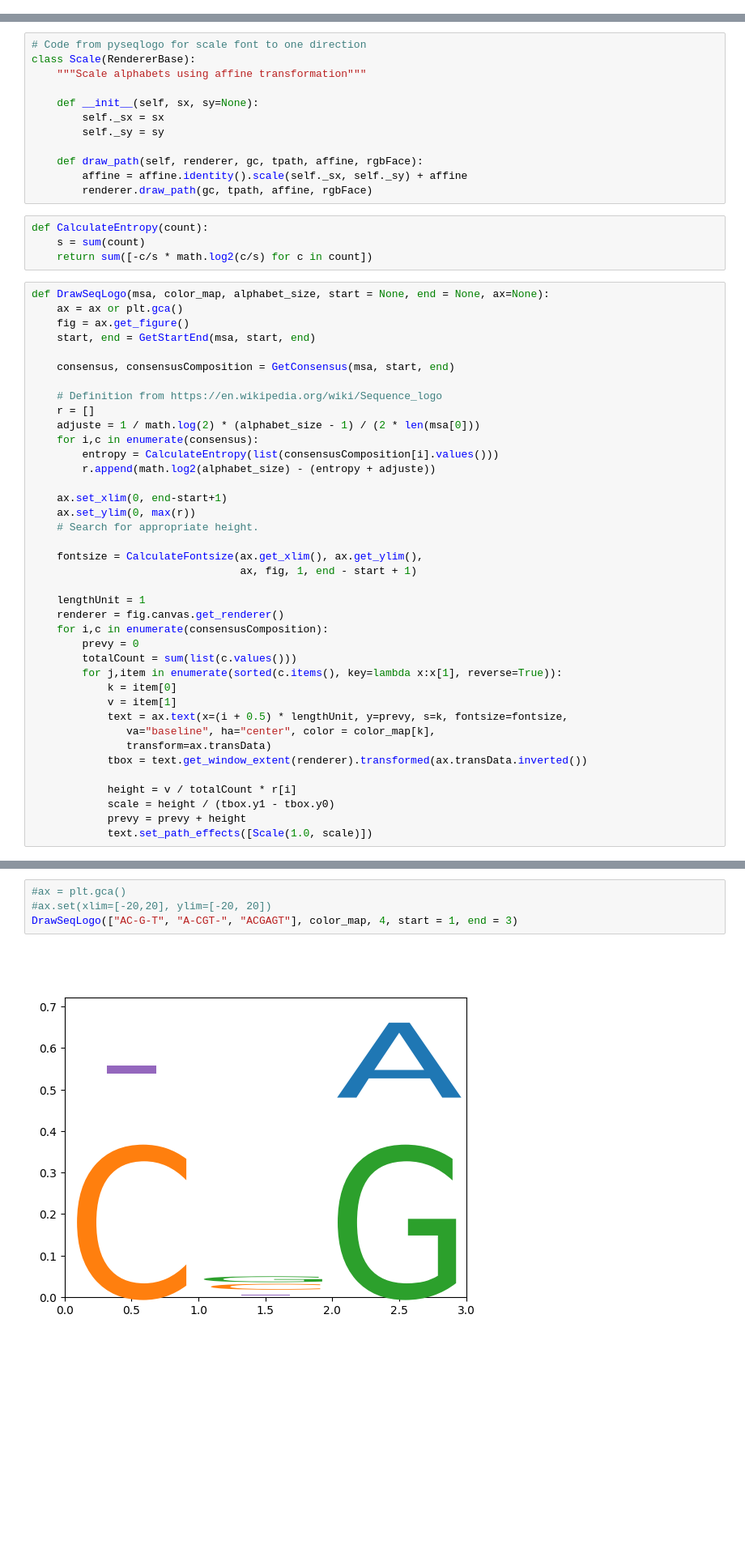
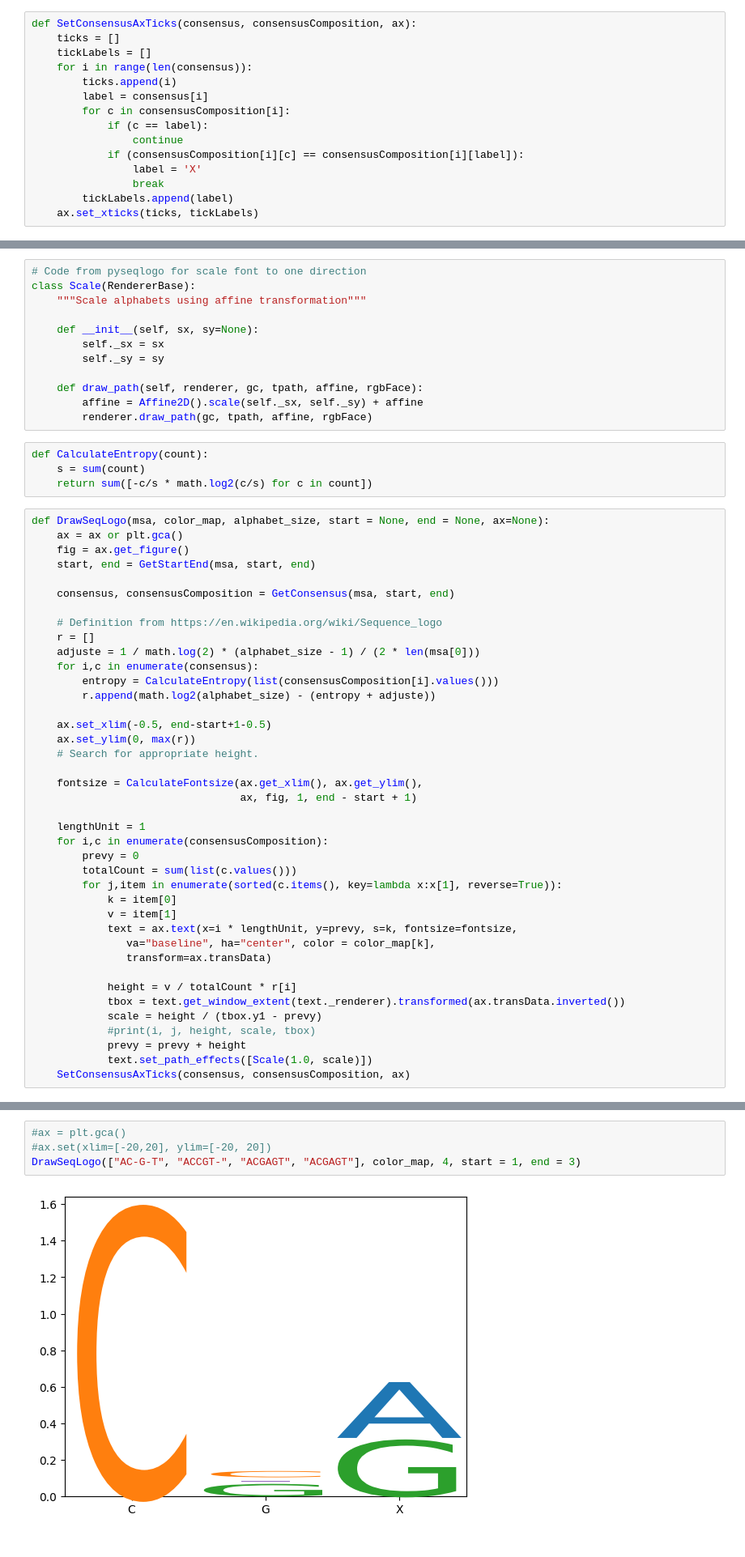
Before and after one commit to mourisl/MSAplot, a Jupyter notebook: vizMSA_dev.ipynb, the cells around one changed output, grey strips where cells are left out. Shown at 81% size. Drawn from its saved outputs; the diff is of its cells as text; blank space fills up the shorter version.

Commit message:
Correctly draw the seqlogo now

```diff
--- a/vizMSA_dev.ipynb
+++ b/vizMSA_dev.ipynb
@@ -129,6 +130,21 @@ def GetConsensus(msa, start = None, end = None):
         consensus.append(result)
         consensusComposition.append(composition)
     return consensus, consensusComposition
+# %%
+def SetConsensusAxTicks(consensus, consensusComposition, ax):
+    ticks = []
+    tickLabels = []
+    for i in range(len(consensus)):
+        ticks.append(i)
+        label = consensus[i]
+        for c in consensusComposition[i]:
+            if (c == label):
+                continue
+            if (consensusComposition[i][c] == consensusComposition[i][label]):
+                label = 'X'
+                break
+        tickLabels.append(label)
+    ax.set_xticks(ticks, tickLabels)
 # %%
 def DrawConsensusHisto(msa, color = [0, 0, 1], start = None, end = None, ax=None):
     ax = ax or plt.gca()
@@ -167,7 +170,7 @@ class Scale(RendererBase):
         self._sy = sy
 
     def draw_path(self, renderer, gc, tpath, affine, rgbFace):
-        affine = affine.identity().scale(self._sx, self._sy) + affine
+        affine = Affine2D().scale(self._sx, self._sy) + affine
         renderer.draw_path(gc, tpath, affine, rgbFace)
 # %%
 def CalculateEntropy(count):
@@ -188,7 +191,7 @@ def DrawSeqLogo(msa, color_map, alphabet_size, start = None, end = None, ax=None
         entropy = CalculateEntropy(list(consensusComposition[i].values()))
         r.append(math.log2(alphabet_size) - (entropy + adjuste))
 
-    ax.set_xlim(0, end-start+1)
+    ax.set_xlim(-0.5, end-start+1-0.5)
     ax.set_ylim(0, max(r))
     # Search for appropriate height.
 
@@ -196,22 +199,23 @@ def DrawSeqLogo(msa, color_map, alphabet_size, start = None, end = None, ax=None
                                  ax, fig, 1, end - start + 1)
 
     lengthUnit = 1
-    renderer = fig.canvas.get_renderer()
     for i,c in enumerate(consensusComposition):
         prevy = 0
         totalCount = sum(list(c.values()))
         for j,item in enumerate(sorted(c.items(), key=lambda x:x[1], reverse=True)):
             k = item[0]
             v = item[1]
-            text = ax.text(x=(i + 0.5) * lengthUnit, y=prevy, s=k, fontsize=fontsize,
+            text = ax.text(x=i * lengthUnit, y=prevy, s=k, fontsize=fontsize,
                va="baseline", ha="center", color = color_map[k],
                transform=ax.transData)
-            tbox = text.get_window_extent(renderer).transformed(ax.transData.inverted())
 
             height = v / totalCount * r[i]
-            scale = height / (tbox.y1 - tbox.y0)
+            tbox = text.get_window_extent(text._renderer).transformed(ax.transData.inverted())
+            scale = height / (tbox.y1 - prevy)
+            #print(i, j, height, scale, tbox)
             prevy = prevy + height
             text.set_path_effects([Scale(1.0, scale)])
+    SetConsensusAxTicks(consensus, consensusComposition, ax)
 # %%
 #ax = plt.gca()
 #ax.set(xlim=[-20,20], ylim=[-20, 20])
@@ -222,9 +226,9 @@ ax, color_map=DrawMSA(msa=["AC-G-T", "A-CGT-"], seq_names = ["r1", "r2"],
 # %%
 #ax = plt.gca()
 #ax.set(xlim=[-20,20], ylim=[-20, 20])
-DrawSeqLogo(["AC-G-T", "A-CGT-", "ACGAGT"], color_map, 4, start = 1, end = 3)
+DrawSeqLogo(["AC-G-T", "ACCGT-", "ACGAGT", "ACGAGT"], color_map, 4, start = 1, end = 3)
 # %% [output]
-[figure, old version]
+[figure, new version]
 # %%
 DrawConsensusHisto(msa=["AC-G-T", "A-CGT-", "ACGAGT"])
 # %% [output]
```
Also changed, not shown: parts of 3 cells of this notebook.
